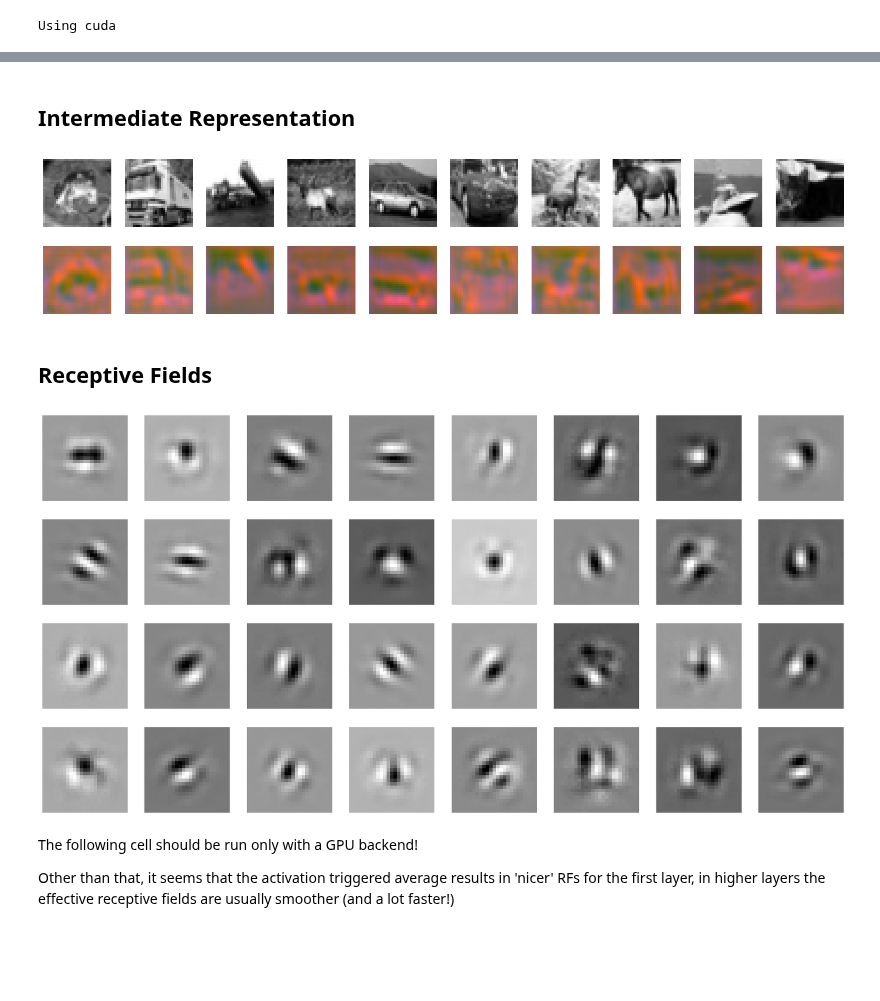
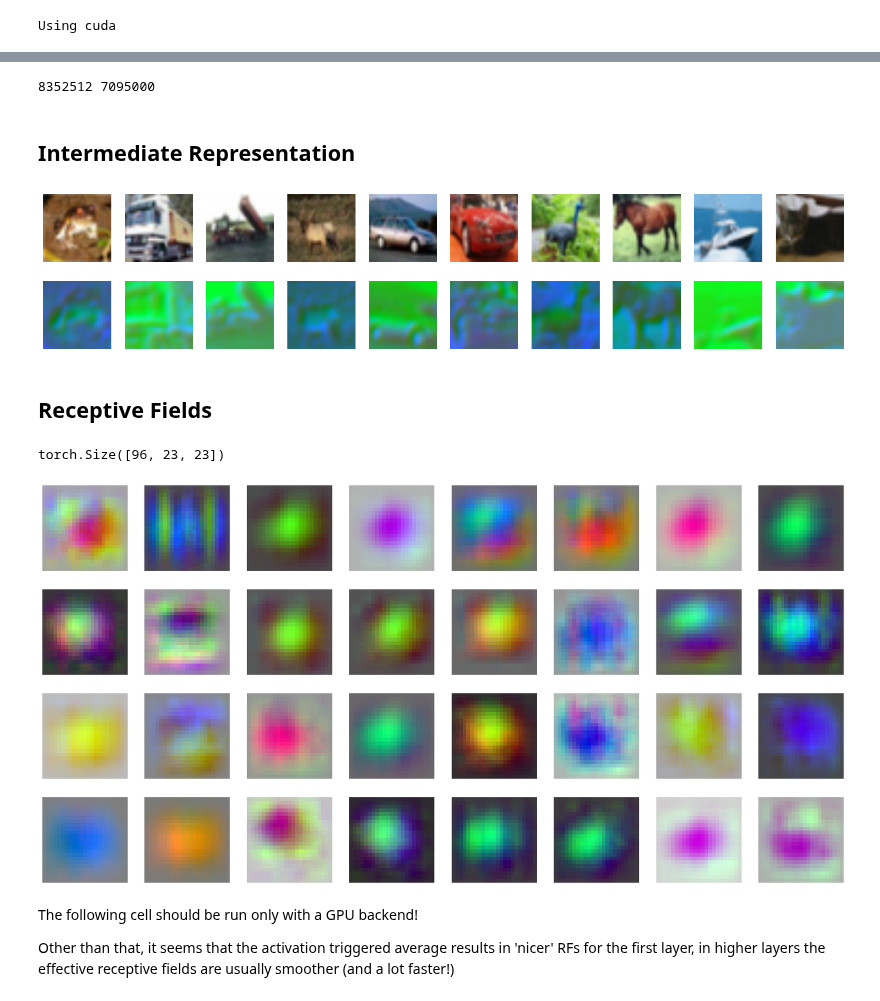
Before and after one commit to fabioseel/receptive-fields, a Jupyter notebook: src/evaluation.ipynb, the cells around one changed output, grey strips where cells are left out. Drawn from its saved outputs; the diff is of its cells as text; code cells hidden in the pictures; blank space fills up the shorter version.

Commit message:
feat: new models and a lot more

```diff
--- a/src/evaluation.ipynb
+++ b/src/evaluation.ipynb
@@ -16,14 +16,20 @@ print("Using", device)
 # %% [output]
 Using cuda
 # %%
-model = load_model("../models/lindsey32grey")
+model = load_model("../models/designed_orig")
 transf = [transforms.ToTensor()]
 in_channels = model.in_channels
+img_size = model.img_size
 if in_channels==1:
     transf.append(transforms.Grayscale())
+if img_size != 32:
+    transf.append(transforms.Resize((img_size, img_size), antialias=True))
+
 train_data = datasets.CIFAR10(root="../data", train=True, download=True, transform=transforms.Compose(transf))
-train_loader = DataLoader(train_data, batch_size=2048, shuffle=False)
+train_loader = DataLoader(train_data, batch_size=10, shuffle=False)
 
-summary(model)
+model = model.get_sequential()
+model.to(device)
+summary(model, (1,in_channels,img_size,img_size))
 # %% [output]
 Files already downloaded and verified
@@ -69,8 +53,18 @@ Estimated Total Size (MB): 136.33
+# %%
+
+conv_test1 = torch.nn.Sequential(torch.nn.Conv2d(in_channels,16,3))
+conv_test2 = torch.nn.Sequential(torch.nn.Conv2d(in_channels,in_channels,11,groups=in_channels), torch.nn.Conv2d(in_channels, 16, 1))
+summary1 = summary(conv_test1, (1,in_channels, 120, 160))
+summary2 = summary(conv_test2, (1,in_channels, 120, 160))
+
+print(summary1.total_mult_adds, summary2.total_mult_adds)
+# %% [output]
+8352512 7095000
 # %% [markdown]
 ## Intermediate Representation
 # %%
 imgs = next(iter(train_loader))
-processed = model[:3](imgs[0].to(device)).cpu().detach()
+processed = model[:5](imgs[0].to(device)).cpu().detach()
 
 fig, axes = plt.subplots(2, 10, figsize=(20,4))
 for ax, im in zip(axes[0], imgs[0]):
@@ -80,21 +74,24 @@ for ax, im in zip(axes[1], processed):
     ax.imshow(normalizeZeroOne(im[:min(3, im.shape[0])].movedim(0,2)), cmap='gray')
     ax.axis('off')
 # %% [output]
-[figure, old version]
+[figure, new version]
 # %% [markdown]
 ## Receptive Fields
 # %%
 eff_rfs = effective_receptive_field(model[:5], n_batch=1, fill_value=0.5, device=device)  # TODO: High prio: fix bug in rf size estimation! padding? dilation, stride?
+eff_rfs = eff_rfs.flatten(0,1)
 if len(eff_rfs)==1:
     plt.imshow(torch.mean(eff_rfs[0], dim=0), cmap="gray")
     plt.axis('off')
 else:
-    fig, axes = plt.subplots(4, 8, figsize=(24,12))
+    num_rows = max(1,len(eff_rfs)//8)
+    fig, axes = plt.subplots(num_rows, 8, figsize=(24,num_rows*3))
     for eff_rf, ax in zip(eff_rfs, axes.flat):
-        ax.imshow(torch.mean(normalizeZeroOne(eff_rf), dim=0), cmap="gray")
+        ax.imshow(normalizeZeroOne(eff_rf), cmap="gray")
         ax.axis('off')
 # %% [output]
+torch.Size([96, 23, 23])
-[figure, old version]
+[figure, new version]
 # %% [markdown]
 The following cell should be run only with a GPU backend!
 
```
Also changed, not shown: parts of 2 cells of this notebook, 7 other files.
